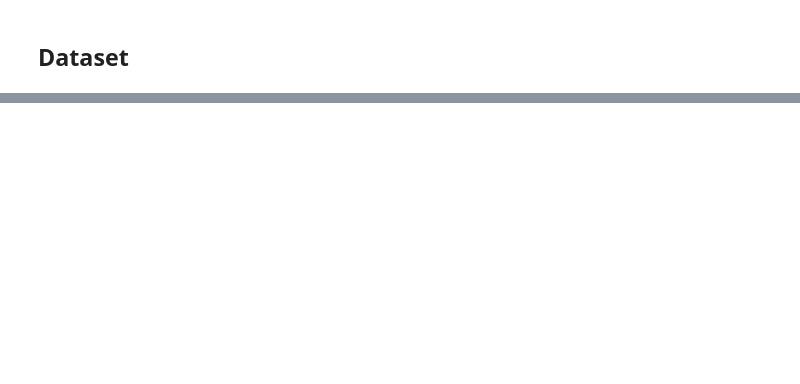
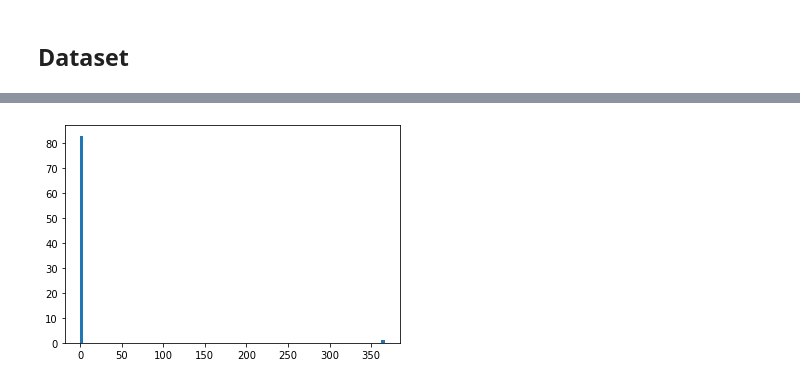
Before and after one commit to AI-Huang/CV_Playground, a Jupyter notebook: extractor.ipynb, the cells around one changed output, grey strips where cells are left out. Drawn from its saved outputs; the diff is of its cells as text; code cells hidden in the pictures; blank space fills up the shorter version.

```diff
--- a/extractor.ipynb
+++ b/extractor.ipynb
@@ -23,0 +138,6 @@ input_shape = train_images.shape[1:]
+# %%
+hist, bin_edges = np.histogram(features.T, bins=100) # bins=10
+# %%
+ _ = plt.hist(features.T, bins=bin_edges)
+# %% [output]
+[figure, added]
```
Also changed, not shown: parts of 33 cells of this notebook, 43 other files.
